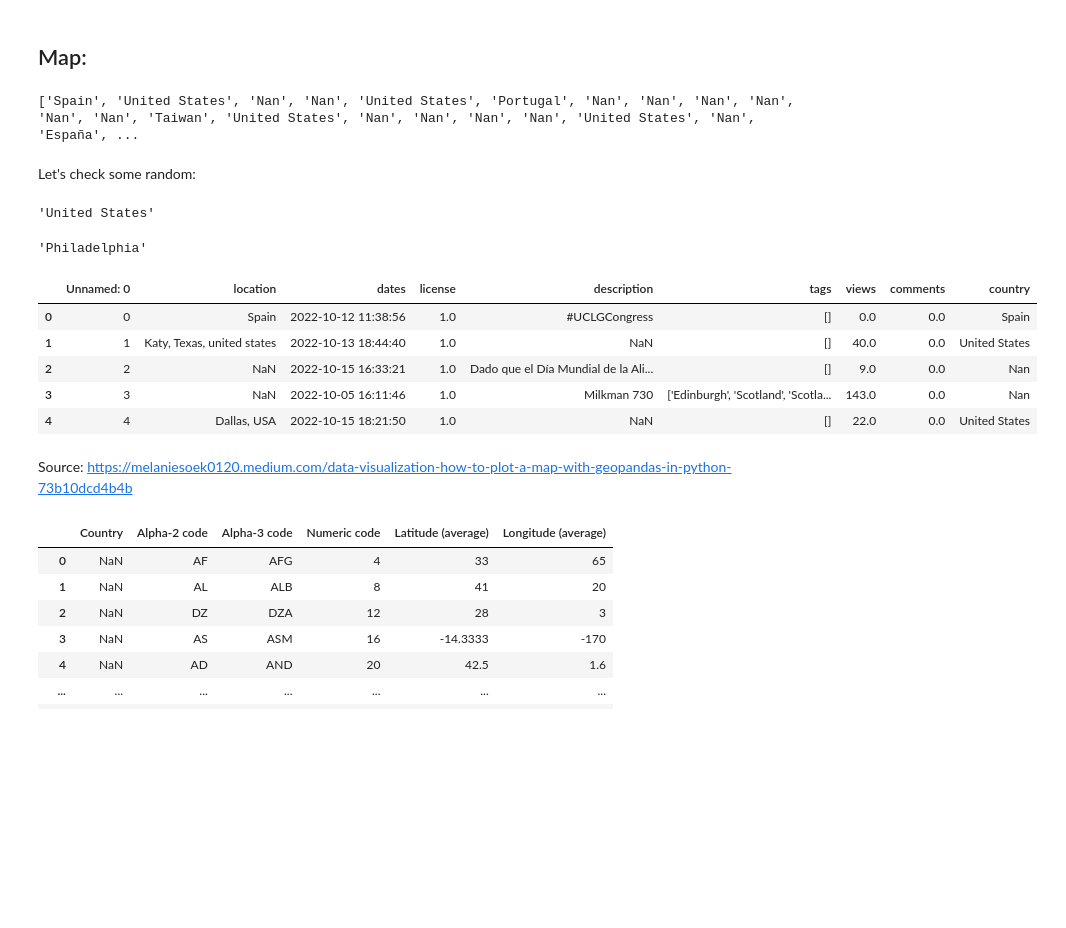
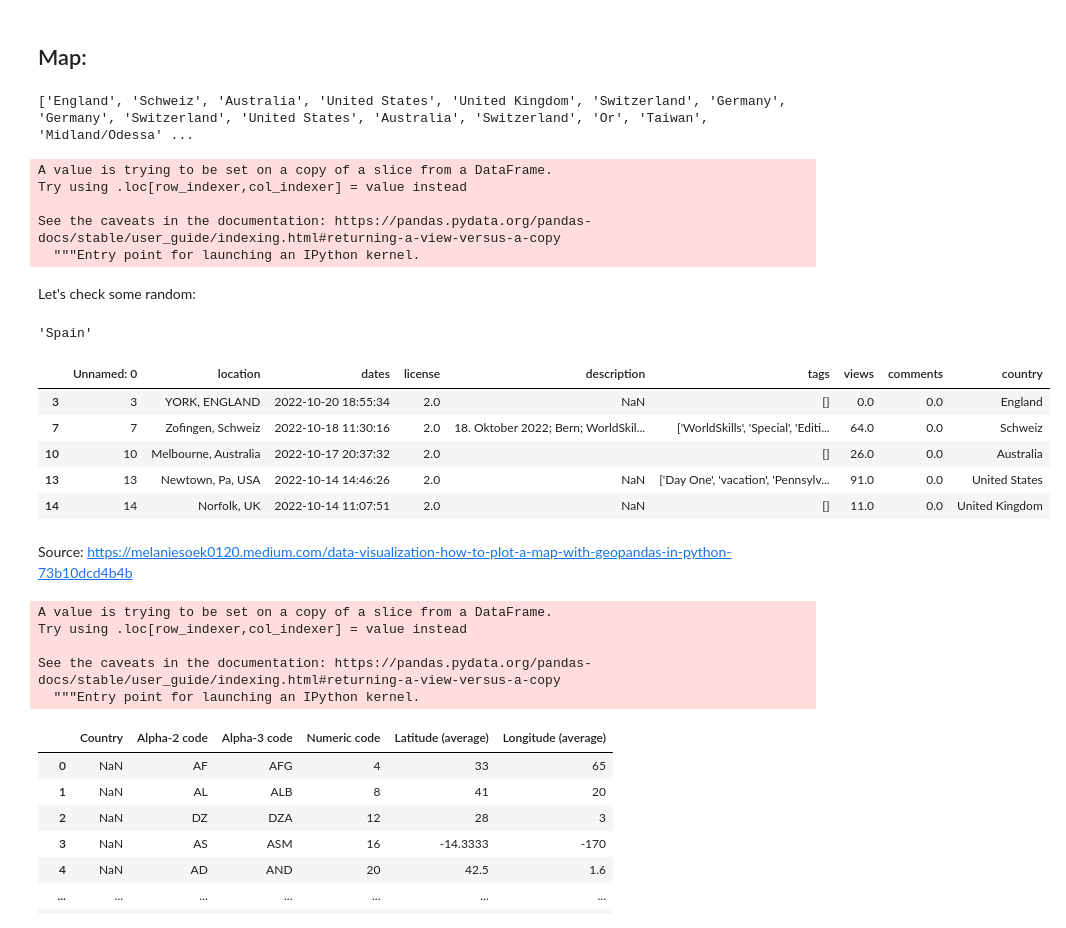
Before and after one commit to creativecommons/quantifying, a Jupyter notebook: analyze/Geomap_and_Model_building.ipynb, the cells around one changed output. Drawn from its saved outputs; the diff is of its cells as text; code cells hidden in the pictures; blank space fills up the shorter version.

```diff
--- a/analyze/Geomap_and_Model_building.ipynb
+++ b/analyze/Geomap_and_Model_building.ipynb
@@ -52,0 +89,4 @@ license1.shape
+# %%
+merged_all = merged1_2.append(license3, ignore_index=True).append(license4, ignore_index=True).append(
+    license5, ignore_index=True).append(license6, ignore_index=True).append(
+        license9, ignore_index=True).append(license10, ignore_index=True)
@@ -52,0 +109,3 @@ license1.shape
+# %%
+# First drop NaN in "location"
+merged_all_cleaned = merged_all.dropna(subset=["location"])
@@ -54,7 +129,7 @@ license1.shape
 ## Map:
 # %%
 Country = []
-for row in license1["location"][0:]:
+for row in merged_all_cleaned["location"][0:]:
   location_list = str(row).split(",")
   country = location_list[len(location_list) - 1]
   country = country.rstrip() # remove the last whitespace
@@ -67,28 +142,30 @@ for row in license1["location"][0:]:
   Country.append(country)
 print(Country)
 # %% [output]
-['Spain', 'United States', 'Nan', 'Nan', 'United States', 'Portugal', 'Nan', 'Nan', 'Nan', 'Nan', 'Nan', 'Nan', 'Taiwan', 'United States', 'Nan', 'Nan', 'Nan', 'Nan', 'United States', 'Nan', 'España', ...
+['England', 'Schweiz', 'Australia', 'United States', 'United Kingdom', 'Switzerland', 'Germany', 'Germany', 'Switzerland', 'United States', 'Australia', 'Switzerland', 'Or', 'Taiwan', 'Midland/Odessa' ...
 # %%
-license1["country"] = Country
+merged_all_cleaned["country"] = Country
+# %% [output]
+A value is trying to be set on a copy of a slice from a DataFrame.
+Try using .loc[row_indexer,col_indexer] = value instead
+
+See the caveats in the documentation: https://pandas.pydata.org/pandas-docs/stable/user_guide/indexing.html#returning-a-view-versus-a-copy
+  """Entry point for launching an IPython kernel.
 # %% [markdown]
 Let's check some random:
-# %%
-license1["country"][1]
-# %% [output]
-'United States'
-# %%
-license1["country"][1000]
-# %% [output]
-'Philadelphia'
+# %%
+merged_all_cleaned["country"][3532]
+# %% [output]
+'Spain'
 # %%
-license1.head()
+merged_all_cleaned.head()
 # %% [output]
 |  | Unnamed: 0 | location | dates | license | description | tags | views | comments | country |
-| 0 | 0 | Spain | 2022-10-12 11:38:56 | 1.0 | #UCLGCongress | [] | 0.0 | 0.0 | Spain |
-| 1 | 1 | Katy, Texas, united states | 2022-10-13 18:44:40 | 1.0 | NaN | [] | 40.0 | 0.0 | United States |
-| 2 | 2 | NaN | 2022-10-15 16:33:21 | 1.0 | Dado que el Día Mundial de la Ali... | [] | 9.0 | 0.0 | Nan |
-| 3 | 3 | NaN | 2022-10-05 16:11:46 | 1.0 | Milkman 730 | ['Edinburgh', 'Scotland', 'Scotla... | 143.0 | 0.0 | Nan |
-| 4 | 4 | Dallas, USA | 2022-10-15 18:21:50 | 1.0 | NaN | [] | 22.0 | 0.0 | United States |
+| 3 | 3 | YORK, ENGLAND | 2022-10-20 18:55:34 | 2.0 | NaN | [] | 0.0 | 0.0 | England |
+| 7 | 7 | Zofingen, Schweiz | 2022-10-18 11:30:16 | 2.0 | 18. Oktober 2022; Bern; WorldSkil... | ['WorldSkills', 'Special', 'Editi... | 64.0 | 0.0 | Schweiz |
+| 10 | 10 | Melbourne, Australia | 2022-10-17 20:37:32 | 2.0 |  | [] | 26.0 | 0.0 | Australia |
+| 13 | 13 | Newtown, Pa, USA | 2022-10-14 14:46:26 | 2.0 | NaN | ['Day One', 'vacation', 'Pennsylv... | 91.0 | 0.0 | United States |
+| 14 | 14 | Norfolk, UK | 2022-10-14 11:07:51 | 2.0 | NaN | [] | 11.0 | 0.0 | United Kingdom |
 # %% [markdown]
 Source: https://melaniesoek0120.medium.com/data-visualization-how-to-plot-a-map-with-geopandas-in-python-73b10dcd4b4b
 # %%
@@ -121,5 +203,11 @@ translate(license1)
 # %%
-license1["Alpha-3 code"] = alpha3code(license1.country)
+merged_all_cleaned["Alpha-3 code"] = alpha3code(merged_all_cleaned.country)
+# %% [output]
+A value is trying to be set on a copy of a slice from a DataFrame.
+Try using .loc[row_indexer,col_indexer] = value instead
+
+See the caveats in the documentation: https://pandas.pydata.org/pandas-docs/stable/user_guide/indexing.html#returning-a-view-versus-a-copy
+  """Entry point for launching an IPython kernel.
 # %%
 url = "https://gist.githubusercontent.com/tadast/8827699/raw/f5cac3d42d16b78348610fc4ec301e9234f82821/countries_codes_and_coordinates.csv"
 map_df = pd.read_csv(url)
```
Also changed, not shown: parts of 76 cells of this notebook, 4 other files.
